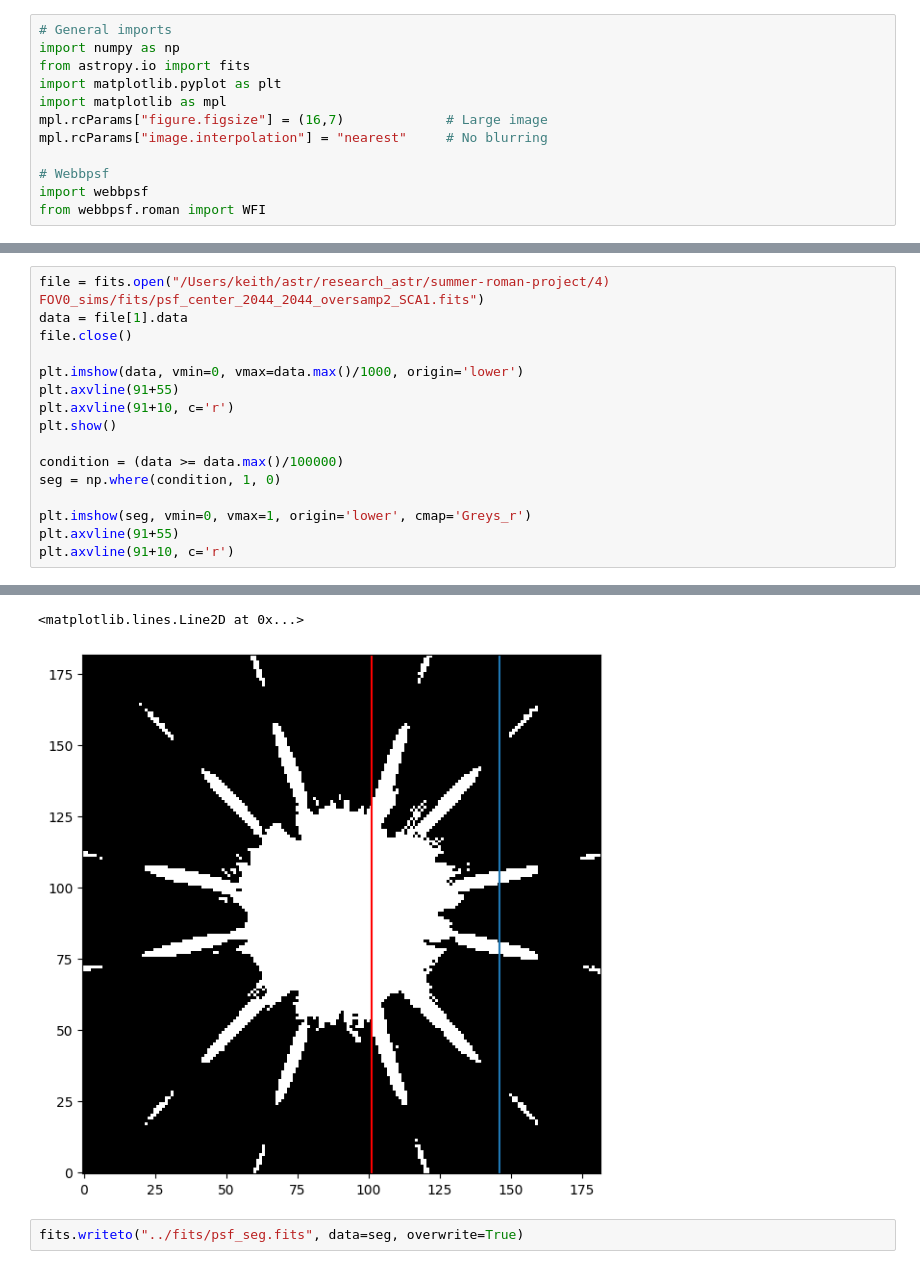
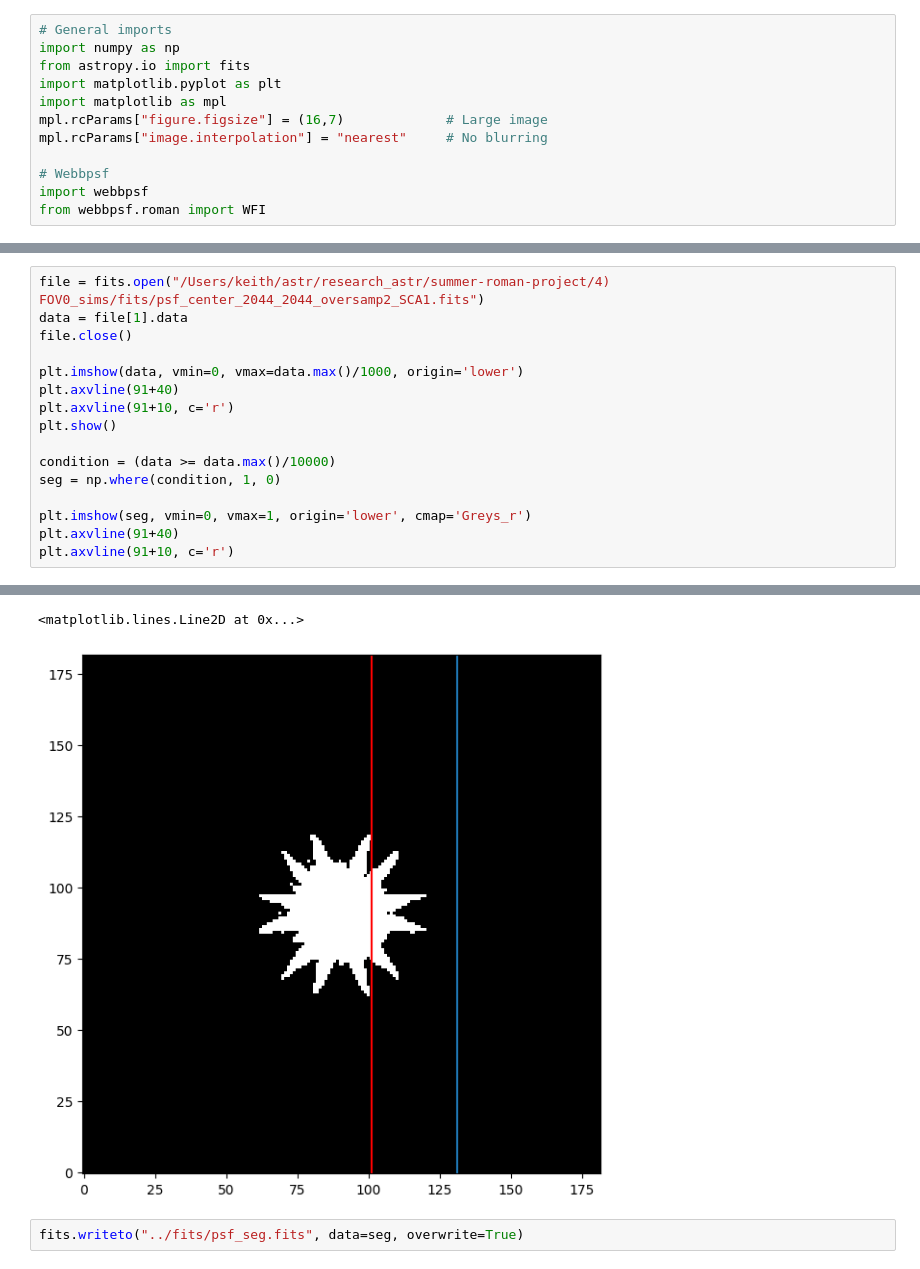
Before and after one commit to keithbuckholz/summer-roman-project, a Jupyter notebook: psf/notebooks/psf_seg_model.ipynb, the cells around one changed output, grey strips where cells are left out. Drawn from its saved outputs; the diff is of its cells as text.

```diff
--- a/psf/notebooks/psf_seg_model.ipynb
+++ b/psf/notebooks/psf_seg_model.ipynb
@@ -16,14 +29,14 @@ data = file[1].data
 file.close()
 
 plt.imshow(data, vmin=0, vmax=data.max()/1000, origin='lower')
-plt.axvline(91+55)
+plt.axvline(91+40)
 plt.axvline(91+10, c='r')
 plt.show()
 
-condition = (data >= data.max()/100000)
+condition = (data >= data.max()/10000)
 seg = np.where(condition, 1, 0)
 
 plt.imshow(seg, vmin=0, vmax=1, origin='lower', cmap='Greys_r')
-plt.axvline(91+55)
+plt.axvline(91+40)
 plt.axvline(91+10, c='r')
 # %% [output]
@@ -31,4 +44,4 @@ plt.axvline(91+10, c='r')
 <matplotlib.lines.Line2D at 0x...>
-[figure, old version]
+[figure, new version]
 # %%
 fits.writeto("../fits/psf_seg.fits", data=seg, overwrite=True)
```
Also changed, not shown: parts of 2 cells of this notebook, 3 other files.
